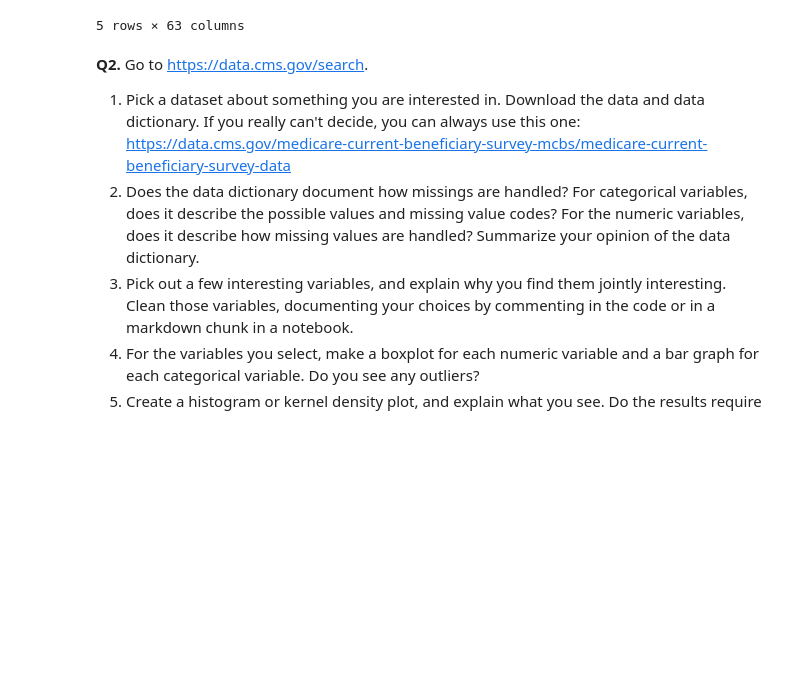
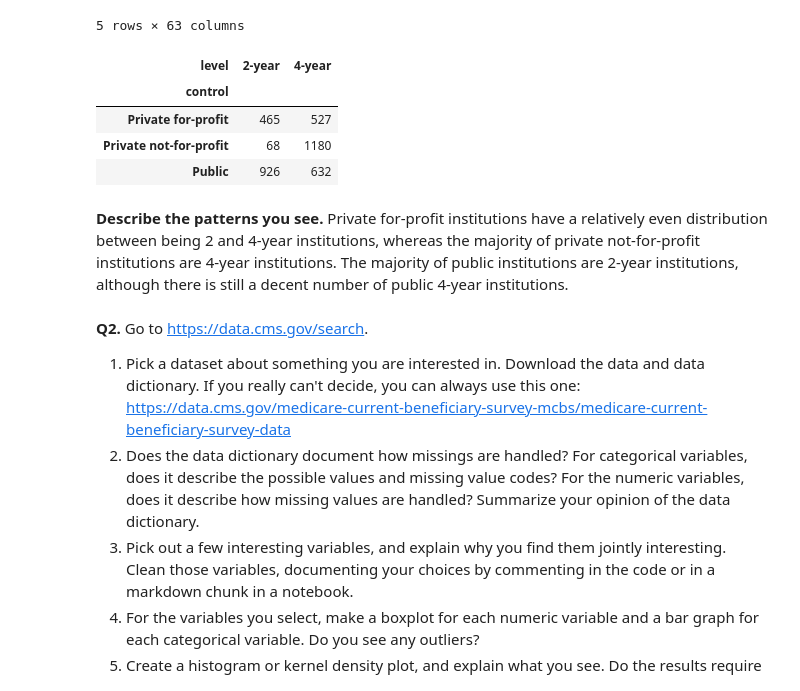
Before and after one commit to hasitanalluri/knn, a Jupyter notebook: assignment/assignment_visualization.ipynb, the cells around one changed output. Drawn from its saved outputs; the diff is of its cells as text; code cells hidden in the pictures; blank space fills up the shorter version.

```diff
--- a/assignment/assignment_visualization.ipynb
+++ b/assignment/assignment_visualization.ipynb
@@ -69,6 +69,18 @@ Variables: Index(['index', 'unitid', 'chronname', 'city', 'state', 'level', 'con
 | 3 | 3 | 100706 | University of Alabama at Huntsville | Huntsville | Alabama | 4-year | Public | Research Universities--very high ... | NaN | NaN | ... | ... |
 | 4 | 4 | 100724 | Alabama State University | Montgomery | Alabama | 4-year | Public | Masters Colleges and Universities... | X | NaN | ... | ... |
 5 rows × 63 columns
+# %%
+# 3
+pd.crosstab(df['control'], df['level'])
+# %% [output]
+| level | 2-year | 4-year |
+| control |  |  |
+| Private for-profit | 465 | 527 |
+| Private not-for-profit | 68 | 1180 |
+| Public | 926 | 632 |
+# %% [markdown]
+**Describe the patterns you see.**
+Private for-profit institutions have a relatively even distribution between being 2 and 4-year institutions, whereas the majority of private not-for-profit institutions are 4-year institutions. The majority of public institutions are 2-year institutions, although there is still a decent number of public 4-year institutions.
 # %% [markdown]
 **Q2.** Go to https://data.cms.gov/search.
 1. Pick a dataset about something you are interested in. Download the data and data dictionary. If you really can't decide, you can always use this one: https://data.cms.gov/medicare-current-beneficiary-survey-mcbs/medicare-current-beneficiary-survey-data
```
